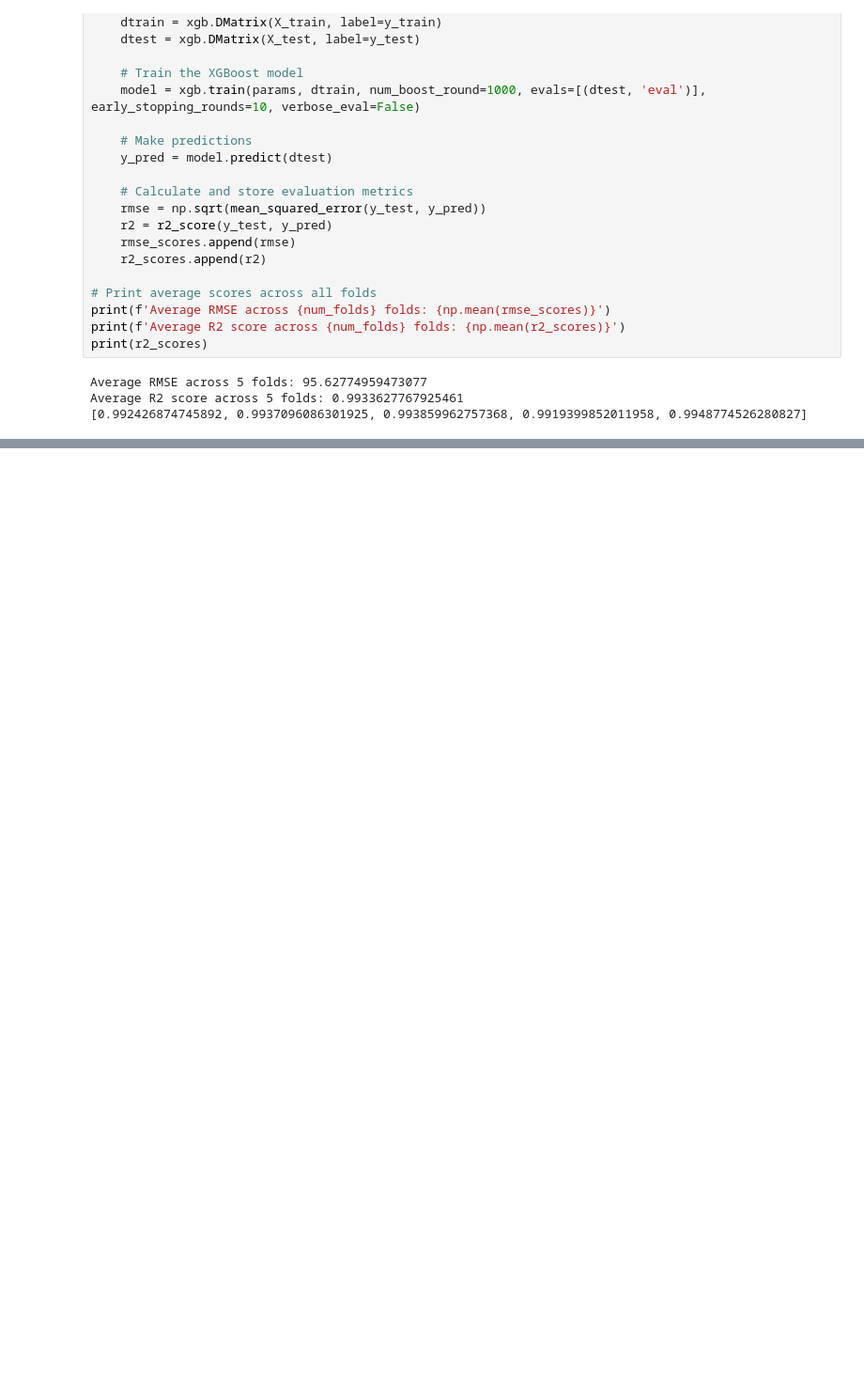
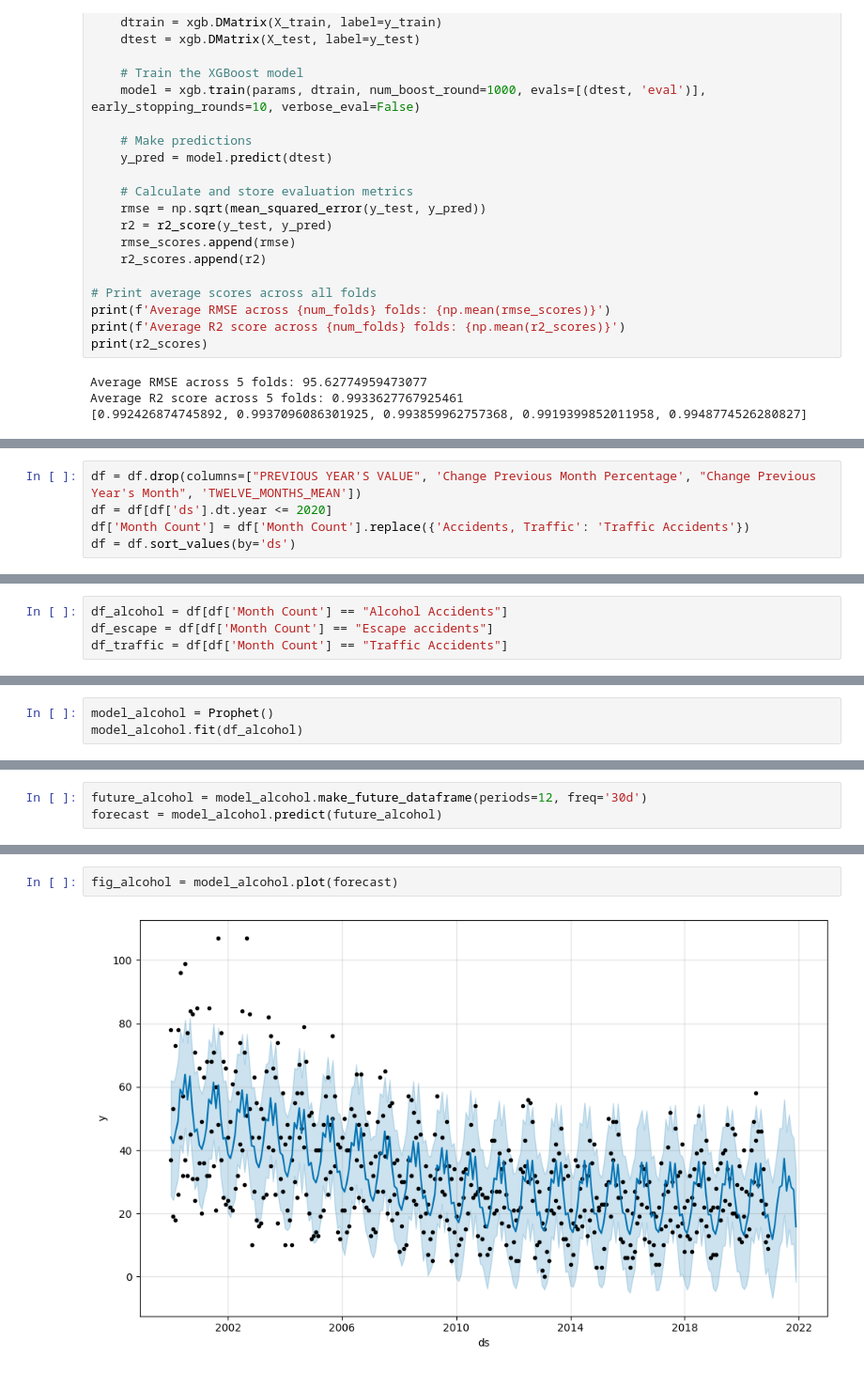
Before and after one commit to diksha-shrivastava13/Traffic-Accidents-Model, a Jupyter notebook: ai-challenge-2.ipynb, the cells around one changed output, grey strips where cells are left out. Shown at 94% size. Drawn from its saved outputs; the diff is of its cells as text; blank space fills up the shorter version.

Commit message:
Added Prophet and ARIMA Models

```diff
--- a/ai-challenge-2.ipynb
+++ b/ai-challenge-2.ipynb
@@ -671,0 +570,5 @@ df.head()
+# %%
+df = df.drop(columns=["PREVIOUS YEAR'S VALUE", 'Change Previous Month Percentage', "Change Previous Year's Month", 'TWELVE_MONTHS_MEAN'])
+df = df[df['ds'].dt.year <= 2020]
+df['Month Count'] = df['Month Count'].replace({'Accidents, Traffic': 'Traffic Accidents'})
+df = df.sort_values(by='ds')
@@ -671,0 +584,4 @@ df.head()
+# %%
+df_alcohol = df[df['Month Count'] == "Alcohol Accidents"]
+df_escape = df[df['Month Count'] == "Escape accidents"]
+df_traffic = df[df['Month Count'] == "Traffic Accidents"]
@@ -671,0 +638,3 @@ df.head()
+# %%
+model_alcohol = Prophet()
+model_alcohol.fit(df_alcohol)
@@ -671,0 +645,3 @@ df.head()
+# %%
+future_alcohol = model_alcohol.make_future_dataframe(periods=12, freq='30d')
+forecast = model_alcohol.predict(future_alcohol)
@@ -671,0 +664,4 @@ df.head()
+# %%
+fig_alcohol = model_alcohol.plot(forecast)
+# %% [output]
+[figure, added]
```
Also changed, not shown: parts of 79 cells of this notebook.
